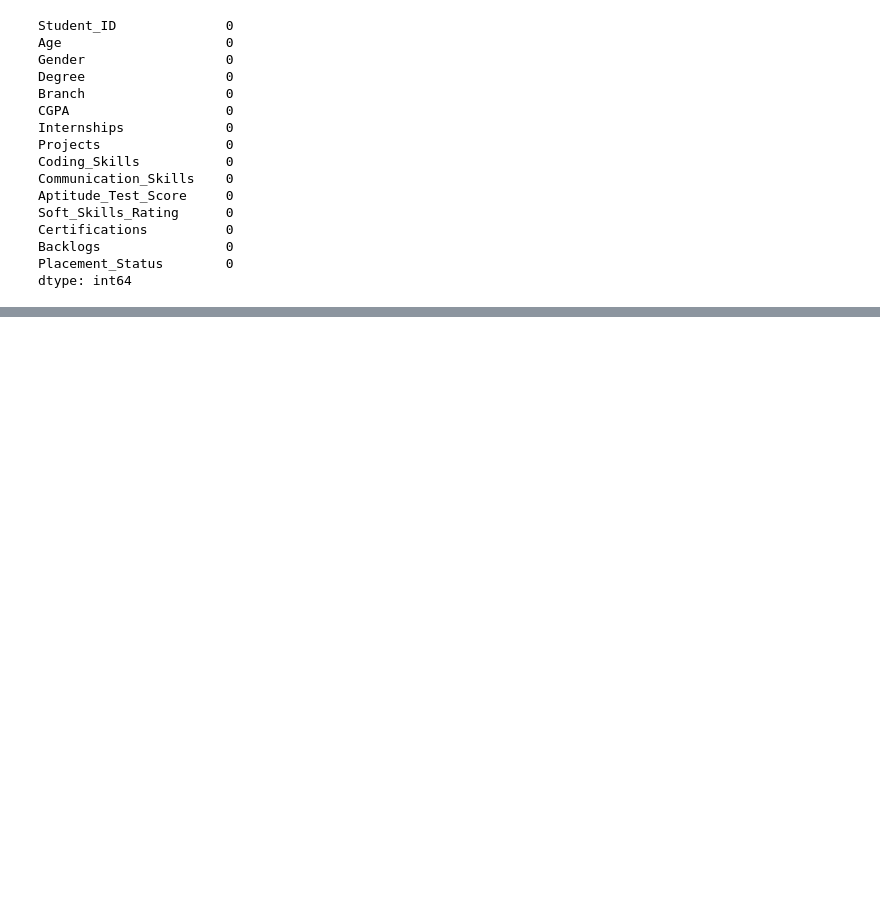
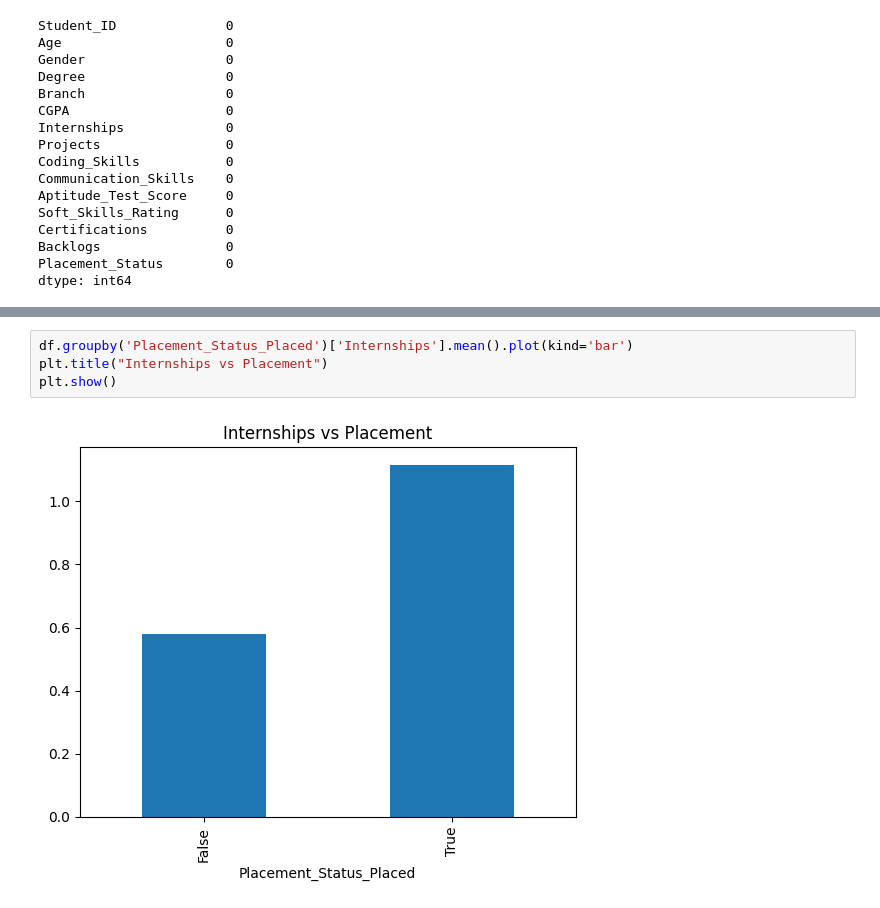
Before and after one commit to amaymishra1104/AI-Placement-Predictor, a Jupyter notebook: placement_analysis.ipynb, the cells around one changed output, grey strips where cells are left out. Drawn from its saved outputs; the diff is of its cells as text; blank space fills up the shorter version.

```diff
--- a/placement_analysis.ipynb
+++ b/placement_analysis.ipynb
@@ -94,0 +175,6 @@ dtype: int64
+# %%
+df.groupby('Placement_Status_Placed')['Internships'].mean().plot(kind='bar')
+plt.title("Internships vs Placement")
+plt.show()
+# %% [output]
+[figure, added]
```
Also changed, not shown: parts of 17 cells of this notebook.
